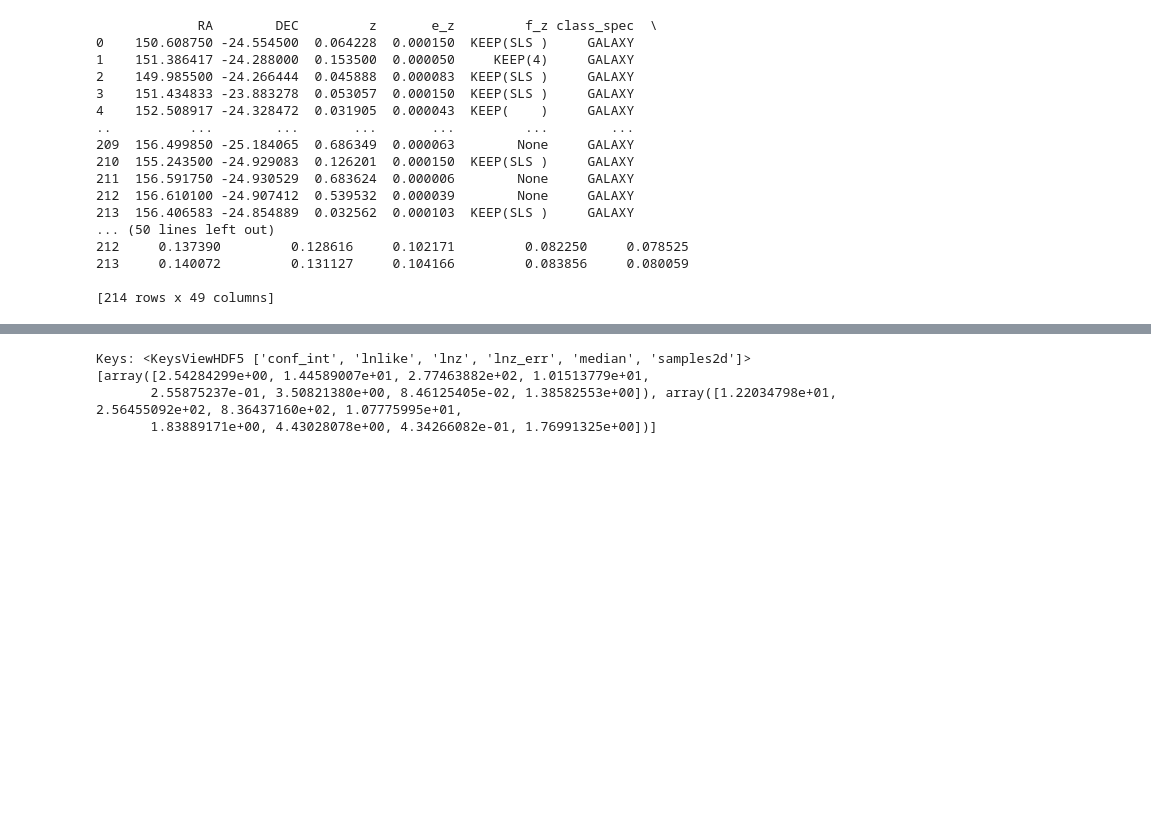
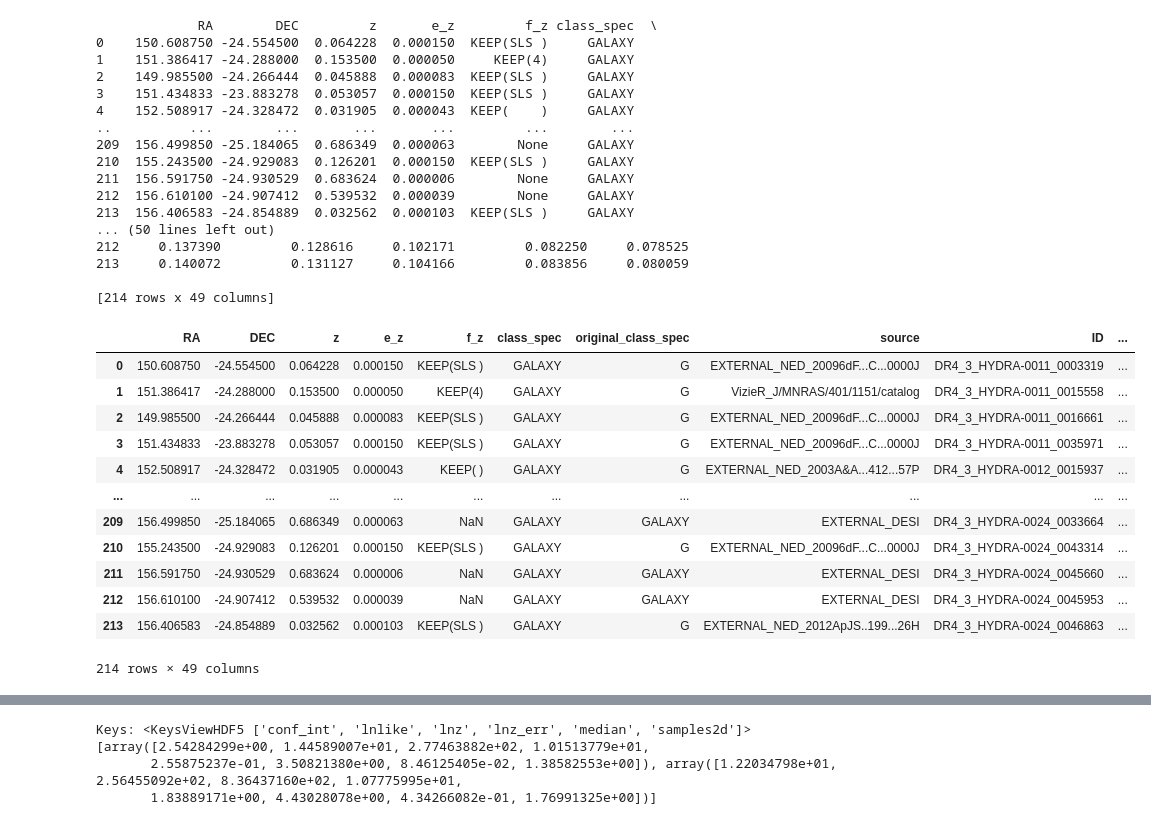
Before and after one commit to pedroand6/IC-2025, a Jupyter notebook: IC/SPLUS_Teste/TesteSPlus.ipynb, the cells around one changed output, grey strips where cells are left out. Saved outputs shown, nothing was run; the diff lists cells and outputs as text; code cells hidden in the pictures; blank space fills up the shorter version.

```diff
--- a/IC/SPLUS_Teste/TesteSPlus.ipynb
+++ b/IC/SPLUS_Teste/TesteSPlus.ipynb
@@ -89,6 +84,23 @@ df_crossed.to_csv('crossmatchData.txt', index=False)
 213     0.140072         0.131127     0.104166         0.083856     0.080059
 
 [214 rows x 49 columns]
+# %%
+df_crossed = pd.read_csv('crossmatchData.txt')
+df_crossed
+# %% [output]
+|  | RA | DEC | z | e_z | f_z | class_spec | original_class_spec | source | ID | ... |
+| 0 | 150.608750 | -24.554500 | 0.064228 | 0.000150 | KEEP(SLS ) | GALAXY | G | EXTERNAL_NED_20096dF...C...0000J | DR4_3_HYDRA-0011_0003319 | ... |
+| 1 | 151.386417 | -24.288000 | 0.153500 | 0.000050 | KEEP(4) | GALAXY | G | VizieR_J/MNRAS/401/1151/catalog | DR4_3_HYDRA-0011_0015558 | ... |
+| 2 | 149.985500 | -24.266444 | 0.045888 | 0.000083 | KEEP(SLS ) | GALAXY | G | EXTERNAL_NED_20096dF...C...0000J | DR4_3_HYDRA-0011_0016661 | ... |
+| 3 | 151.434833 | -23.883278 | 0.053057 | 0.000150 | KEEP(SLS ) | GALAXY | G | EXTERNAL_NED_20096dF...C...0000J | DR4_3_HYDRA-0011_0035971 | ... |
+| 4 | 152.508917 | -24.328472 | 0.031905 | 0.000043 | KEEP( ) | GALAXY | G | EXTERNAL_NED_2003A&A...412...57P | DR4_3_HYDRA-0012_0015937 | ... |
+| ... | ... | ... | ... | ... | ... | ... | ... | ... | ... | ... |
+| 209 | 156.499850 | -25.184065 | 0.686349 | 0.000063 | NaN | GALAXY | GALAXY | EXTERNAL_DESI | DR4_3_HYDRA-0024_0033664 | ... |
+| 210 | 155.243500 | -24.929083 | 0.126201 | 0.000150 | KEEP(SLS ) | GALAXY | G | EXTERNAL_NED_20096dF...C...0000J | DR4_3_HYDRA-0024_0043314 | ... |
+| 211 | 156.591750 | -24.930529 | 0.683624 | 0.000006 | NaN | GALAXY | GALAXY | EXTERNAL_DESI | DR4_3_HYDRA-0024_0045660 | ... |
+| 212 | 156.610100 | -24.907412 | 0.539532 | 0.000039 | NaN | GALAXY | GALAXY | EXTERNAL_DESI | DR4_3_HYDRA-0024_0045953 | ... |
+| 213 | 156.406583 | -24.854889 | 0.032562 | 0.000103 | KEEP(SLS ) | GALAXY | G | EXTERNAL_NED_2012ApJS..199...26H | DR4_3_HYDRA-0024_0046863 | ... |
+214 rows × 49 columns
 # %%
 import numpy as np
 
```
Also changed, not shown: parts of 6 cells of this notebook, 42 other files.
